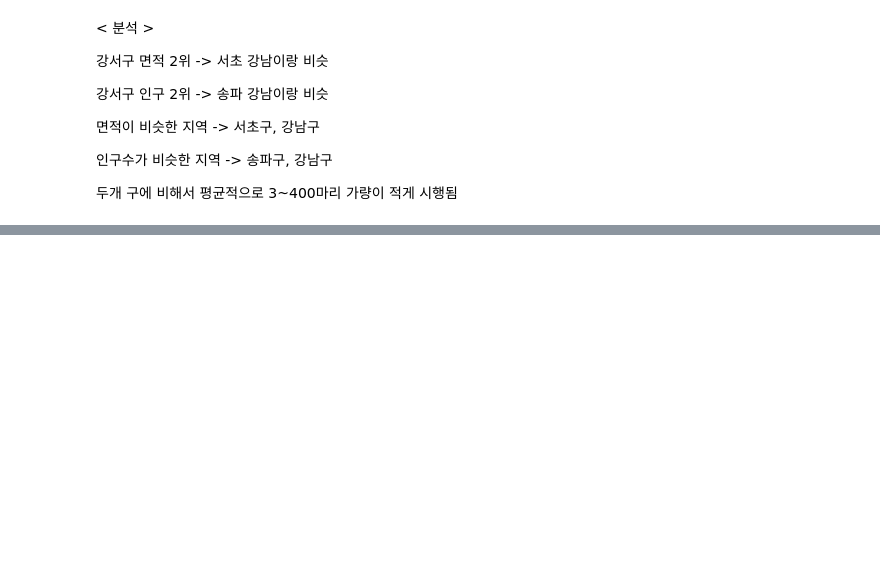
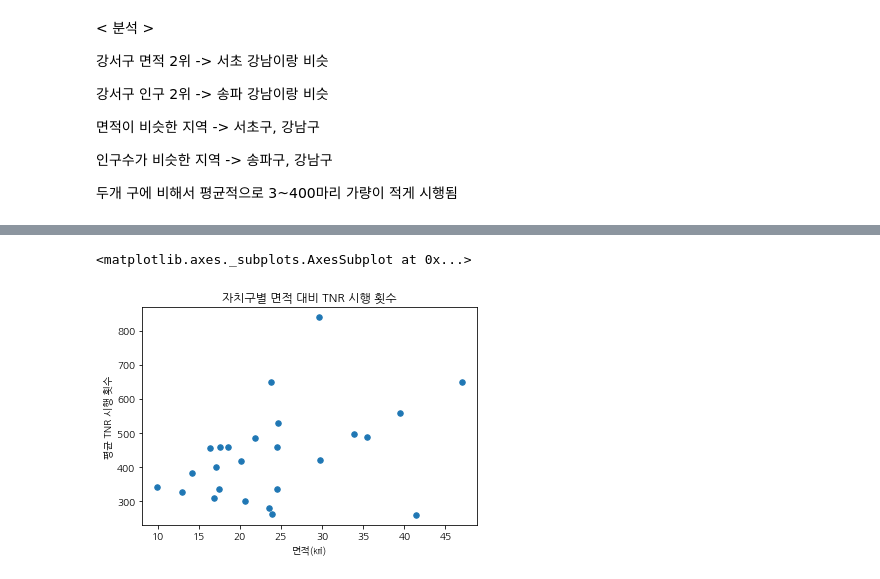
Before and after one commit to kimhaerim/Gangseo_BigData, a Jupyter notebook: TNR_Count/구별_TNR_완료_개체_수_비교.ipynb, the cells around one changed output, grey strips where cells are left out. Cells and saved outputs as stored; diff of their text form; code cells hidden in the pictures; blank space fills up the shorter version.

```diff
--- a/TNR_Count/구별_TNR_완료_개체_수_비교.ipynb
+++ b/TNR_Count/구별_TNR_완료_개체_수_비교.ipynb
@@ -206,0 +250,18 @@ df3
+# %%
+import seaborn as sns
+import numpy as np
+import matplotlib.pyplot as plt
+import matplotlib.cm as cm
+
+df4 = pd.read_csv('/content/drive/MyDrive/강서구 공공데이터/Data/서울시 구별 면적(소계)및 평균 TNR수_2020.csv', encoding='utf-8')
+#df4 = df4.set_index('division')
+
+df4 = df4.dropna() #null값 삭제
+df4 = df4.drop([25])
+
+df4[['면적(㎢)','평균 TNR 시행 횟수']].plot.scatter(x='면적(㎢)', y='평균 TNR 시행 횟수', s=30, title='자치구별 면적 대비 TNR 시행 횟수')
+
+# 면적이 넓다고 고양이 TNR 수가 많은것도 아니고, 면적이 좁다고 TNR이 적은것도 아니라는 것을 알 수 있다.
+# %% [output]
+<matplotlib.axes._subplots.AxesSubplot at 0x...>
+[figure, added]
```
Also changed, not shown: parts of 4 cells of this notebook.
